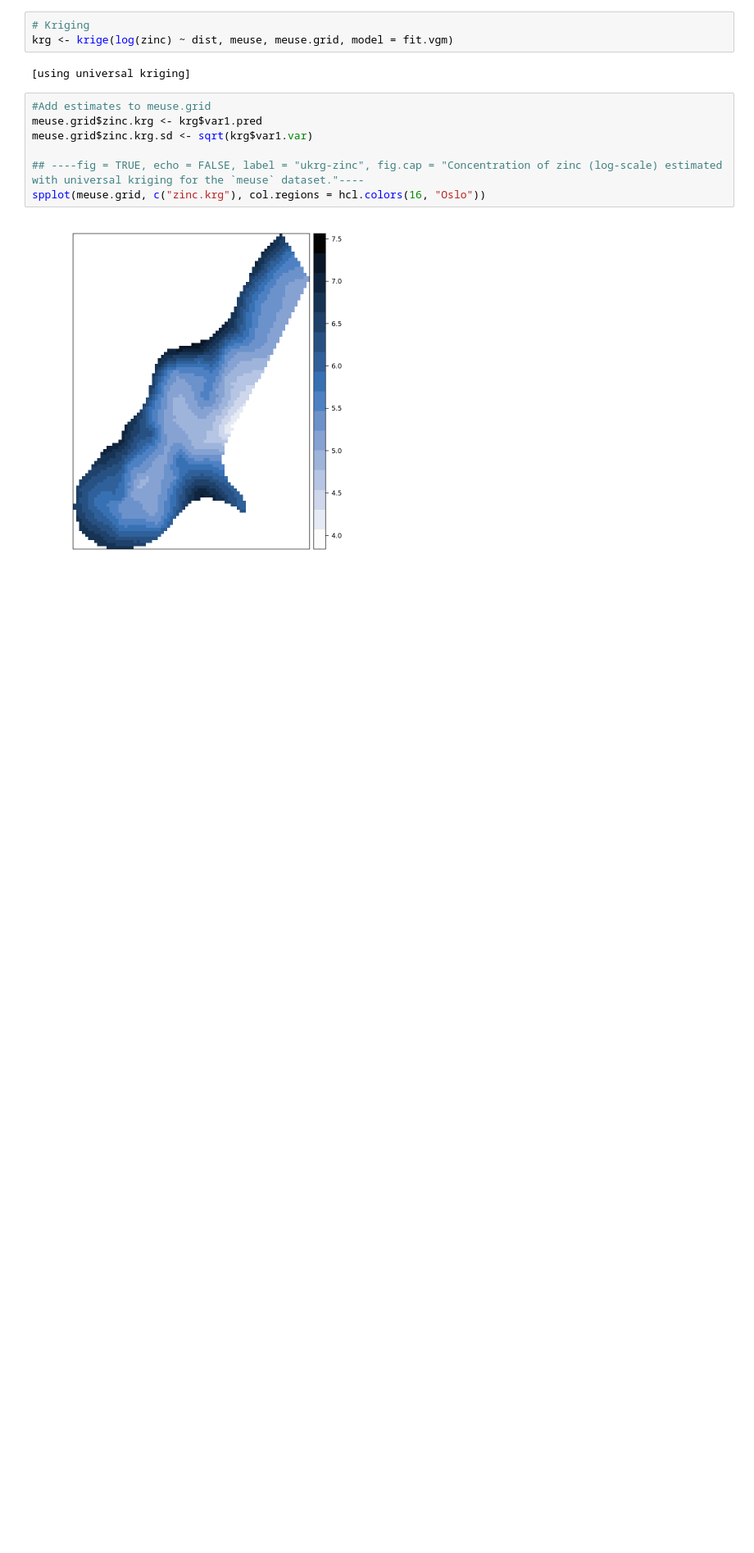
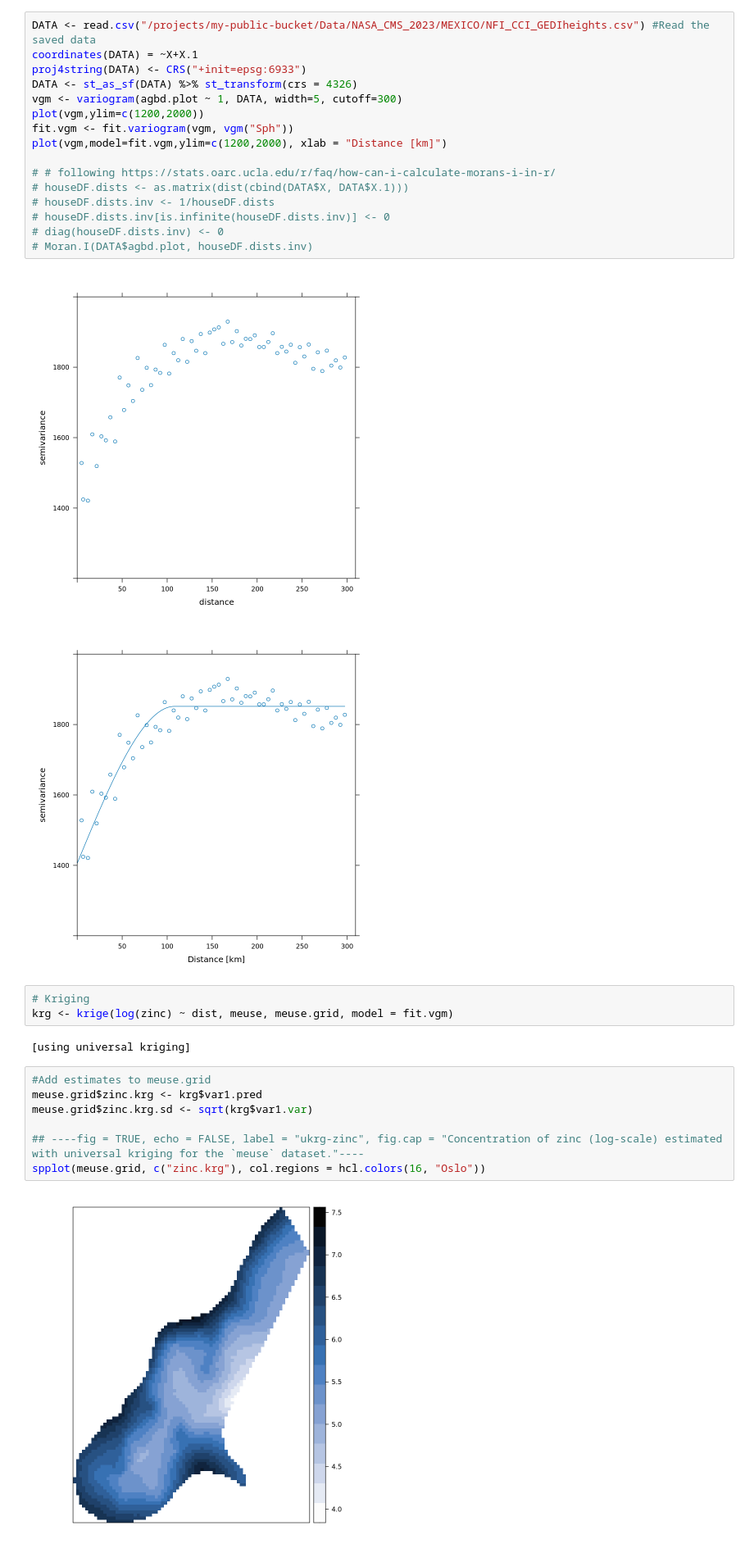
Before and after one commit to CEOSBiomassHarmonization/NASA_CMS, a Jupyter notebook: NASA_CMS_2023/Mexico/FH-SAE_Mayetal/INLA_Book.ipynb, the cells around one changed output. Shown at 82% size. Drawn from its saved outputs; the diff is of its cells as text; blank space fills up the shorter version.

```diff
--- a/NASA_CMS_2023/Mexico/FH-SAE_Mayetal/INLA_Book.ipynb
+++ b/NASA_CMS_2023/Mexico/FH-SAE_Mayetal/INLA_Book.ipynb
@@ -93,3 +99,22 @@ plot(variogram(log(zinc)~1,meuse),type="l")
+# %%
+DATA <- read.csv("/projects/my-public-bucket/Data/NASA_CMS_2023/MEXICO/NFI_CCI_GEDIheights.csv") #Read the saved data
+coordinates(DATA) = ~X+X.1
+proj4string(DATA) <- CRS("+init=epsg:6933")
+DATA <- st_as_sf(DATA) %>% st_transform(crs = 4326)
+vgm <- variogram(agbd.plot ~ 1, DATA, width=5, cutoff=300)
+plot(vgm,ylim=c(1200,2000))
+fit.vgm <- fit.variogram(vgm, vgm("Sph"))
+plot(vgm,model=fit.vgm,ylim=c(1200,2000), xlab = "Distance [km]")
+
+# # following https://stats.oarc.ucla.edu/r/faq/how-can-i-calculate-morans-i-in-r/
+# houseDF.dists <- as.matrix(dist(cbind(DATA$X, DATA$X.1)))
+# houseDF.dists.inv <- 1/houseDF.dists
+# houseDF.dists.inv[is.infinite(houseDF.dists.inv)] <- 0
+# diag(houseDF.dists.inv) <- 0
+# Moran.I(DATA$agbd.plot, houseDF.dists.inv)
+# %% [output]
+[figure, added]
+[figure, added]
 # %%
 # Kriging
 krg <- krige(log(zinc) ~ dist, meuse, meuse.grid, model = fit.vgm)
```
Also changed, not shown: parts of 5 cells of this notebook, 3 other files.
